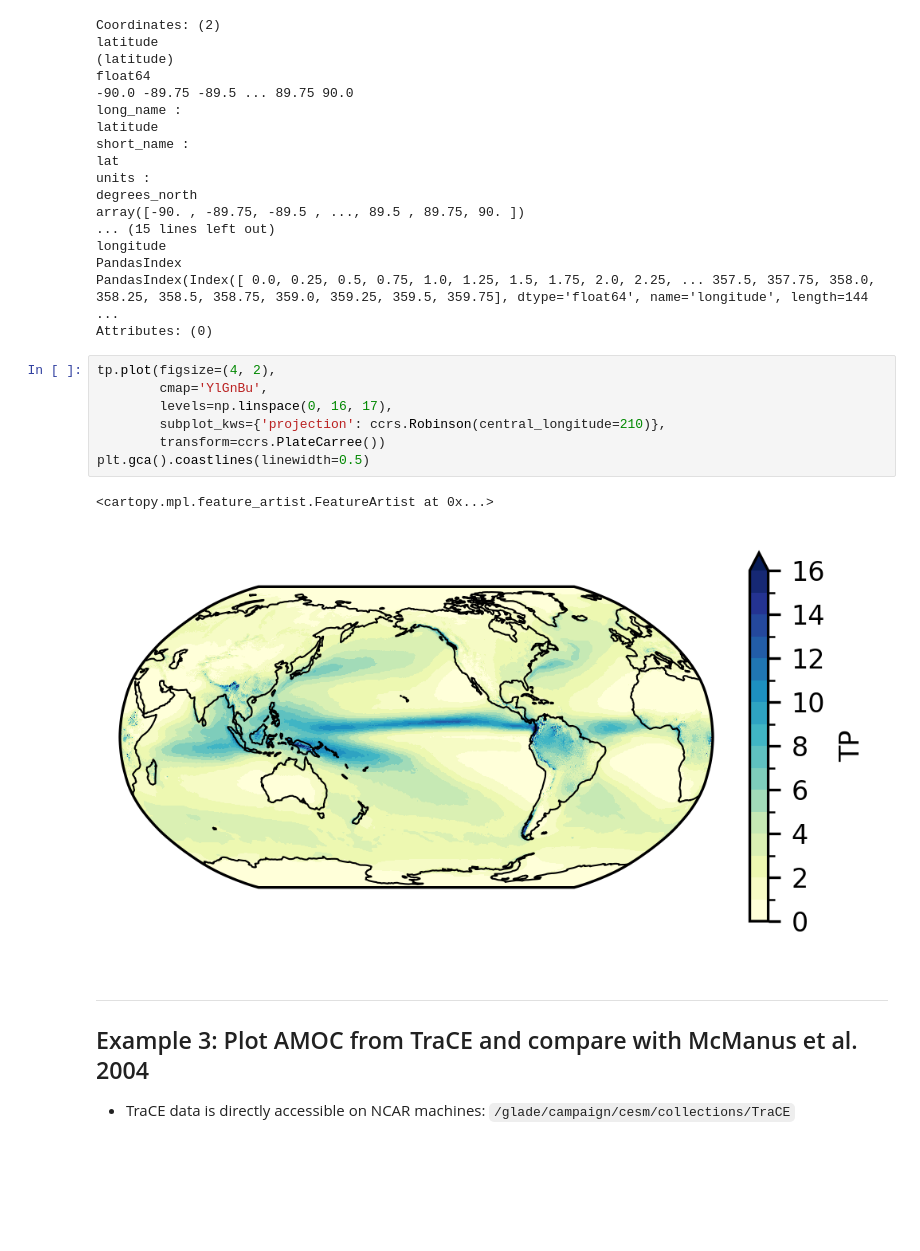
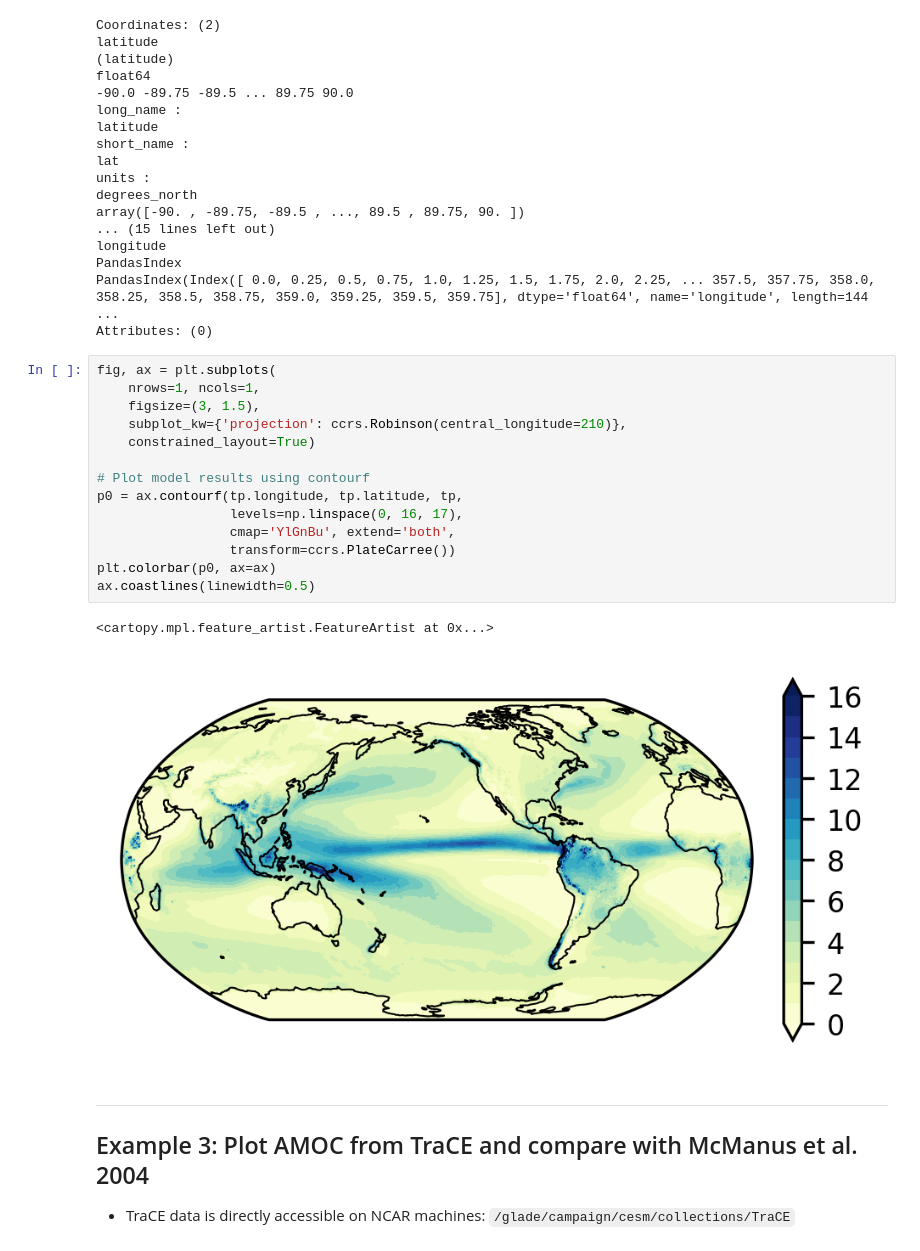
Before and after one commit to jiang-zhu/paleocamp, a Jupyter notebook: _build/html/_sources/4_additional_info_examples.ipynb, the cells around one changed output. Saved outputs shown, nothing was run; the diff lists cells and outputs as text; blank space fills up the shorter version.

```diff
--- a/_build/html/_sources/4_additional_info_examples.ipynb
+++ b/_build/html/_sources/4_additional_info_examples.ipynb
@@ -367,16 +367,23 @@ longitude
 PandasIndex
 PandasIndex(Index([ 0.0, 0.25, 0.5, 0.75, 1.0, 1.25, 1.5, 1.75, 2.0, 2.25, ... 357.5, 357.75, 358.0, 358.25, 358.5, 358.75, 359.0, 359.25, 359.5, 359.75], dtype='float64', name='longitude', length=144 ...
 Attributes: (0)
-# %%
-tp.plot(figsize=(4, 2),
-        cmap='YlGnBu',
-        levels=np.linspace(0, 16, 17),
-        subplot_kws={'projection': ccrs.Robinson(central_longitude=210)},
-        transform=ccrs.PlateCarree())
-plt.gca().coastlines(linewidth=0.5)
-# %% [output]
-<cartopy.mpl.feature_artist.FeatureArtist at 0x...>
-[figure, removed]
+# %%
+fig, ax = plt.subplots(
+    nrows=1, ncols=1,
+    figsize=(3, 1.5),
+    subplot_kw={'projection': ccrs.Robinson(central_longitude=210)},
+    constrained_layout=True)
+
+# Plot model results using contourf
+p0 = ax.contourf(tp.longitude, tp.latitude, tp,
+                 levels=np.linspace(0, 16, 17),
+                 cmap='YlGnBu', extend='both',
+                 transform=ccrs.PlateCarree())
+plt.colorbar(p0, ax=ax)
+ax.coastlines(linewidth=0.5)
+# %% [output]
+<cartopy.mpl.feature_artist.FeatureArtist at 0x...>
+[figure, added]
 # %% [markdown]
 ---
 ## Example 3: Plot AMOC from TraCE and compare with McManus et al. 2004
```
Also changed, not shown: parts of 2 cells of this notebook, 8 other files.
